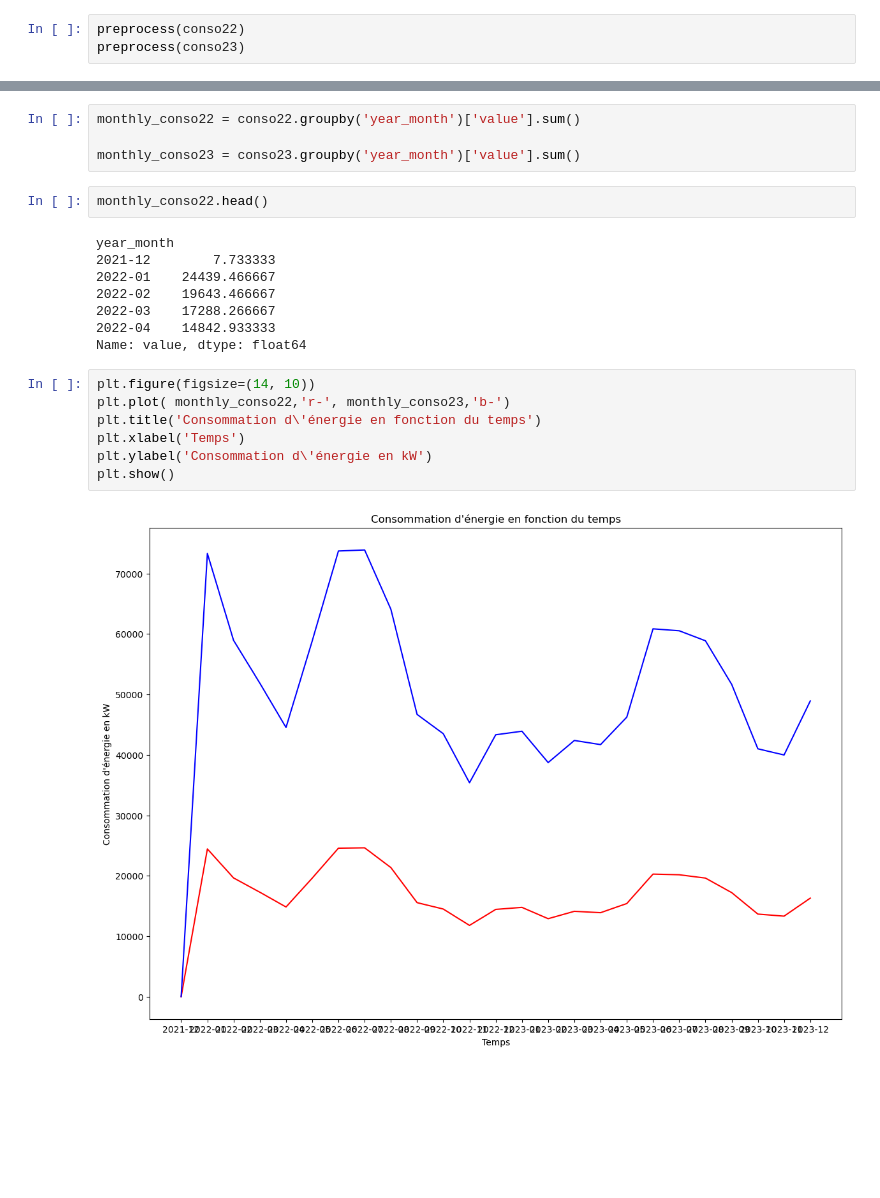
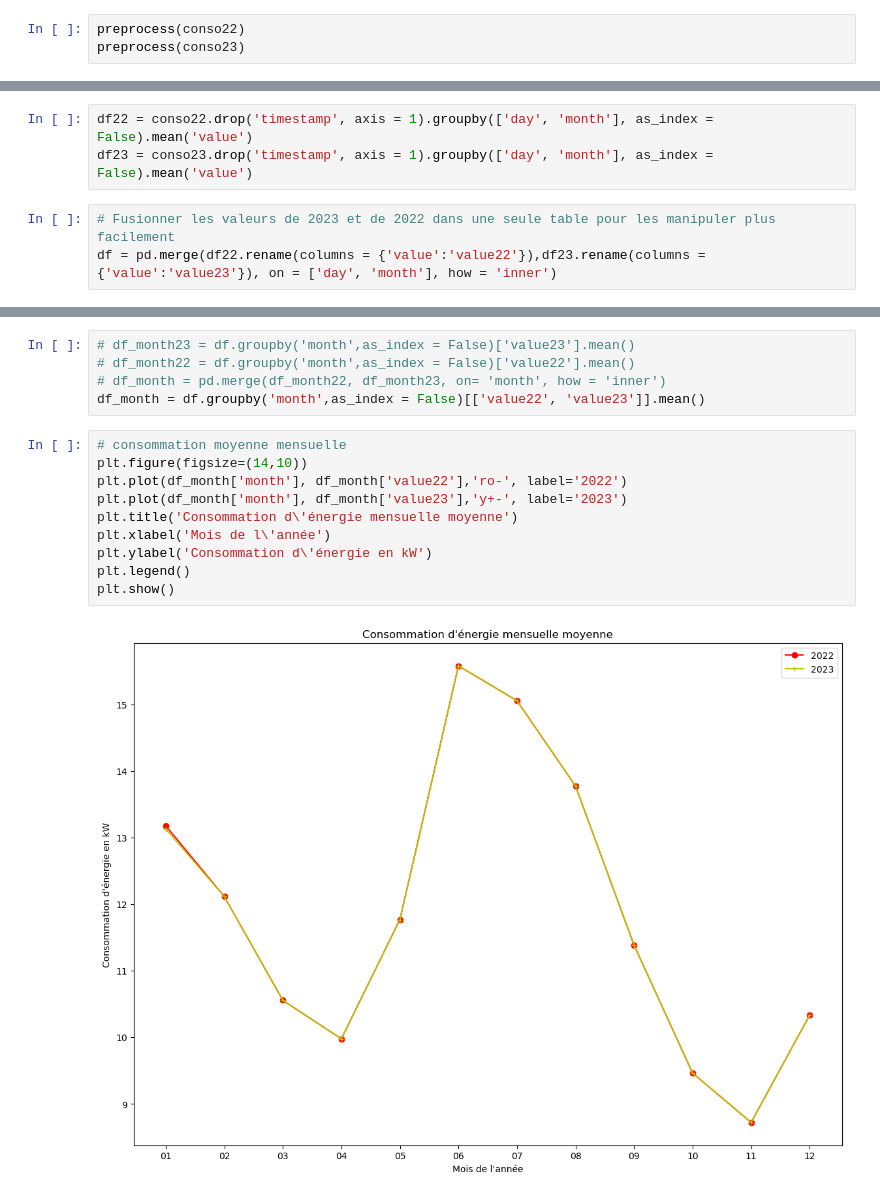
Before and after one commit to randyno/Analyse-de-consosmmations-energetiques, a Jupyter notebook: Test_Technique_Alternance_Data_Scientist.ipynb, the cells around one changed output, grey strips where cells are left out. Cells and saved outputs as stored; diff of their text form; blank space fills up the shorter version.

```diff
--- a/Test_Technique_Alternance_Data_Scientist.ipynb
+++ b/Test_Technique_Alternance_Data_Scientist.ipynb
@@ -68,0 +74,6 @@ conso22.head()
+# %%
+df22 = conso22.drop('timestamp', axis = 1).groupby(['day', 'month'], as_index = False).mean('value')
+df23 = conso23.drop('timestamp', axis = 1).groupby(['day', 'month'], as_index = False).mean('value')
+# %%
+# Fusionner les valeurs de 2023 et de 2022 dans une seule table pour les manipuler plus facilement
+df = pd.merge(df22.rename(columns = {'value':'value22'}),df23.rename(columns = {'value':'value23'}), on = ['day', 'month'], how = 'inner')
@@ -78,23 +98,17 @@ plt.show()
-# %%
-monthly_conso22 = conso22.groupby('year_month')['value'].sum()
-
-monthly_conso23 = conso23.groupby('year_month')['value'].sum()
-# %%
-monthly_conso22.head()
-# %% [output]
-year_month
-2021-12        7.733333
-2022-01    24439.466667
-2022-02    19643.466667
-2022-03    17288.266667
-2022-04    14842.933333
-Name: value, dtype: float64
+# %%
+# df_month23 = df.groupby('month',as_index = False)['value23'].mean()
+# df_month22 = df.groupby('month',as_index = False)['value22'].mean()
+# df_month = pd.merge(df_month22, df_month23, on= 'month', how = 'inner')
+df_month = df.groupby('month',as_index = False)[['value22', 'value23']].mean()
 # %%
-plt.figure(figsize=(14, 10))
-plt.plot( monthly_conso22,'r-', monthly_conso23,'b-')
-plt.title('Consommation d\'énergie en fonction du temps')
-plt.xlabel('Temps')
+# consommation moyenne mensuelle
+plt.figure(figsize=(14,10))
+plt.plot(df_month['month'], df_month['value22'],'ro-', label='2022')
+plt.plot(df_month['month'], df_month['value23'],'y+-', label='2023')
+plt.title('Consommation d\'énergie mensuelle moyenne')
+plt.xlabel('Mois de l\'année')
 plt.ylabel('Consommation d\'énergie en kW')
+plt.legend()
 plt.show()
 # %% [output]
-[figure, old version]
+[figure, new version]
```
Also changed, not shown: parts of 7 cells of this notebook.
